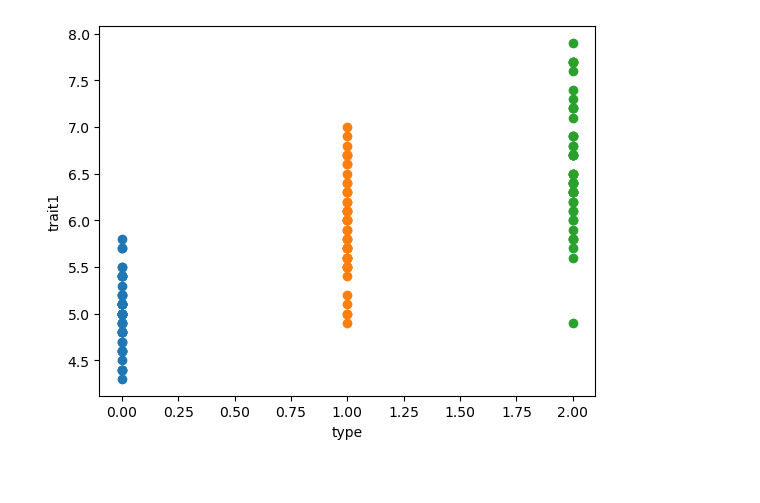
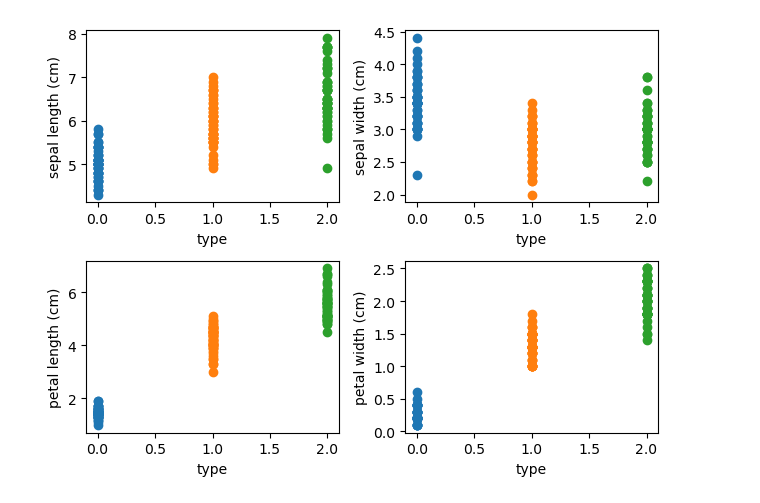
Before and after one commit to JINSUKO/Machin-Leaning-course-Practices, a Jupyter notebook: pratice_iris_data.ipynb, the cells around one changed output. Saved outputs shown, nothing was run; the diff lists cells and outputs as text; code cells hidden in the pictures; blank space fills up the shorter version.

```diff
--- a/pratice_iris_data.ipynb
+++ b/pratice_iris_data.ipynb
@@ -43,9 +79,18 @@ X_iris_tp3_tr1, X_iris_tp3_tr2, X_iris_tp3_tr3, X_iris_tp3_tr4 = X_iris_tp3[:, 0
 # %%
-plt.scatter(y_iris_tp1, X_iris_tp1_tr1)
-plt.scatter(y_iris_tp2, X_iris_tp2_tr1)
-plt.scatter(y_iris_tp3, X_iris_tp3_tr1)
-plt.xlabel('type')
-plt.ylabel('trait1')
+fig, axis = plt.subplots(2, 2)
+
+cnt = 0
+for i, row in enumerate(axis):
+    for j, cell in enumerate(row):
+        cell.set_xlabel('type')
+        cell.set_ylabel(X_iris_columns[cnt])
+        cell.scatter(y_iris[y_iris == 0], X_iris[y_iris == 0][cnt])
+        cell.scatter(y_iris[y_iris == 1], X_iris[y_iris == 1][cnt])
+        cell.scatter(y_iris[y_iris == 2], X_iris[y_iris == 2][cnt])
+        fig.tight_layout()
+        cnt += 1
+
+
 plt.show()
 # %% [output]
-[figure, old version]
+[figure, new version]
```
Also changed, not shown: parts of 8 cells of this notebook.
